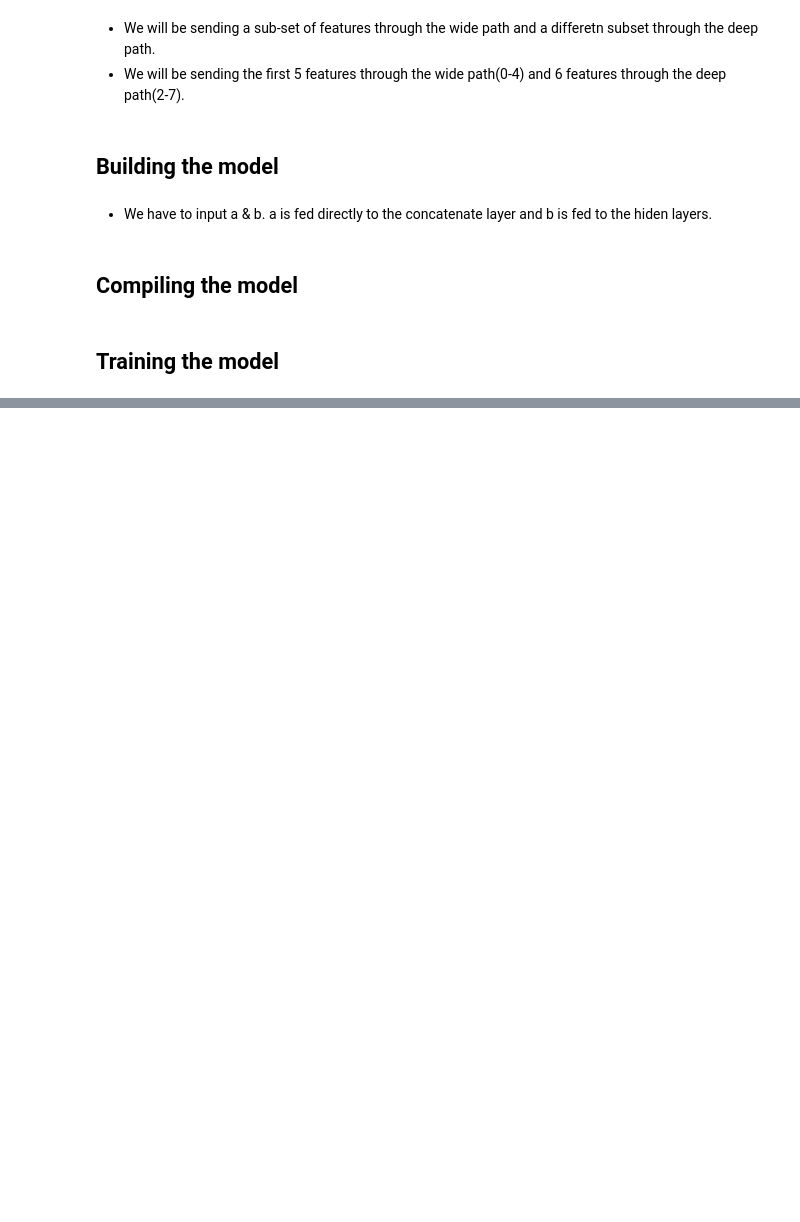
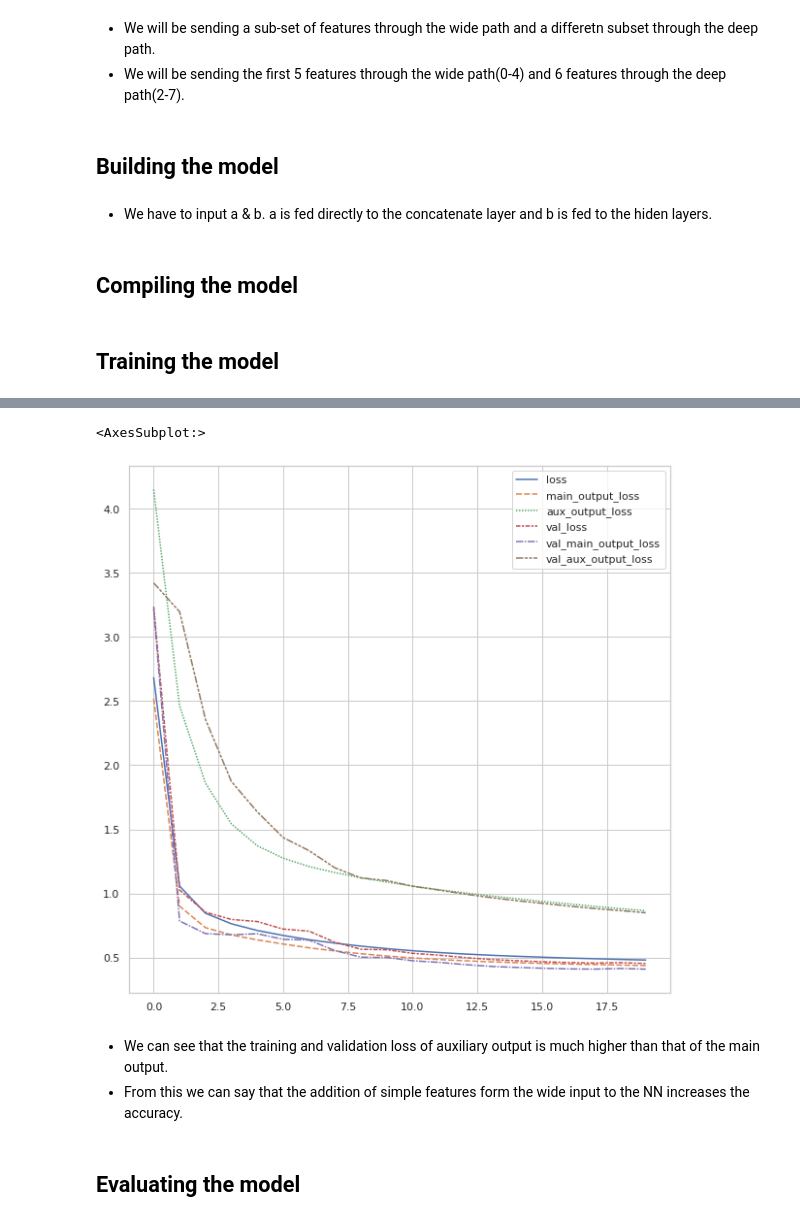
Before and after one commit to Gokul-S-Kumar/Hands-on-ML, a Jupyter notebook: Chapter 10 From Biological to Artificial Neurons/Func_API.ipynb, the cells around one changed output, grey strips where cells are left out. Drawn from its saved outputs; the diff is of its cells as text; code cells hidden in the pictures; blank space fills up the shorter version.

```diff
--- a/Chapter 10 From Biological to Artificial Neurons/Func_API.ipynb
+++ b/Chapter 10 From Biological to Artificial Neurons/Func_API.ipynb
@@ -257,0 +268,9 @@ plt.axis([0, 20, 0, 1])
+# %%
+input_a = keras.layers.Input(shape = x_train_a.shape[1:], name = 'wide_input')
+input_b = keras.layers.Input(shape = x_train_b.shape[1:], name = 'deep_input')
+hidden_1 = keras.layers.Dense(30, activation = 'relu')(input_b)
+hidden_2 = keras.layers.Dense(30, activation = 'relu')(hidden_1)
+concat = keras.layers.Concatenate()([input_a, hidden_2])
+output = keras.layers.Dense(1, name = 'main_output')(concat)
+aux_output = keras.layers.Dense(1, name = 'aux_output')(hidden_2)
+model = keras.models.Model(inputs = [input_a, input_b], outputs = [output, aux_output])
@@ -257,0 +299,2 @@ plt.axis([0, 20, 0, 1])
+# %%
+model.compile(loss = ['mse', 'mse'], loss_weights = [0.9, 0.1], optimizer = keras.optimizers.SGD(lr = 1e-3))
@@ -257,0 +306,2 @@ plt.axis([0, 20, 0, 1])
+# %%
+history = model.fit([x_train_a, x_train_b], [y_train, y_train], epochs = 20, validation_data = ([x_valid_a, x_valid_b], [y_valid, y_valid]))
@@ -257,0 +326,13 @@ plt.axis([0, 20, 0, 1])
+# %%
+df = pd.DataFrame(history.history)
+# %%
+plt.figure(figsize = (10,10))
+sns.lineplot(data = df)
+# %% [output]
+<AxesSubplot:>
+[figure, added]
+# %% [markdown]
+- We can see that the training and validation loss of auxiliary output is much higher than that of the main output.
+- From this we can say that the addition of simple features form the wide input to the NN increases the accuracy.
+# %% [markdown]
+## Evaluating the model
```
Also changed, not shown: parts of 24 cells of this notebook, 5 other files.
